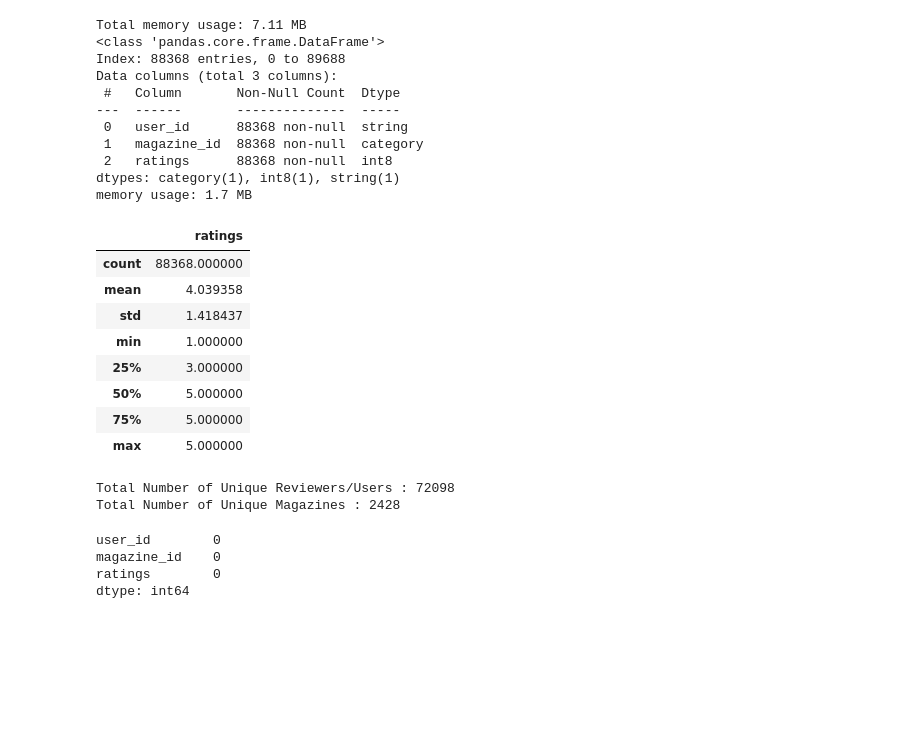
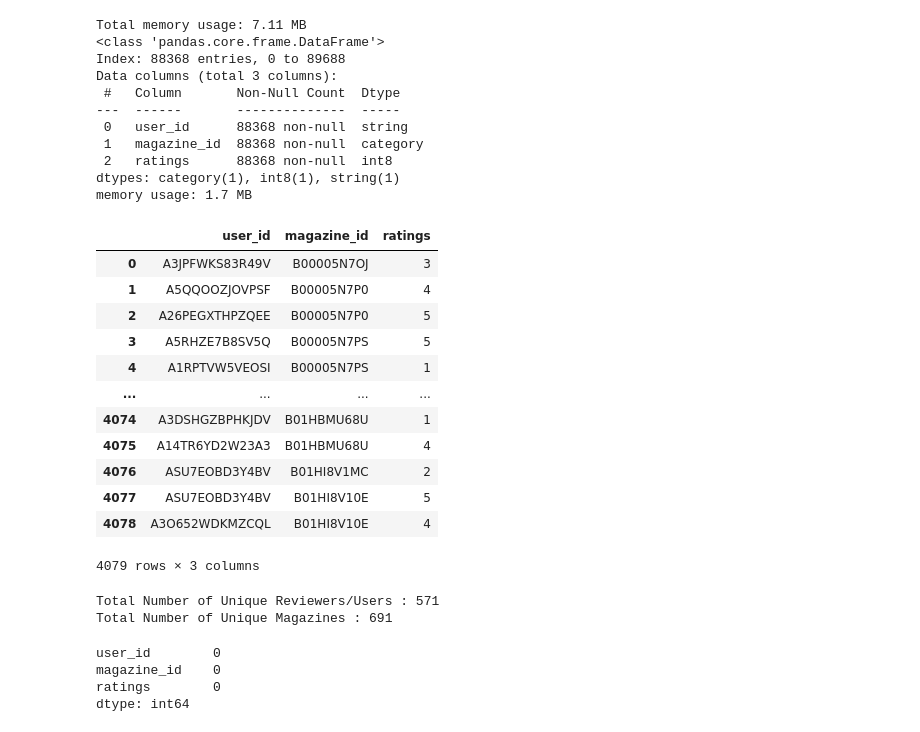
Before and after one commit to bhimrazy/magazine-recommender-system, a Jupyter notebook: notebooks/PrepareData.ipynb, the cells around one changed output. Cells and saved outputs as stored; diff of their text form; code cells hidden in the pictures; blank space fills up the shorter version.

```diff
--- a/notebooks/PrepareData.ipynb
+++ b/notebooks/PrepareData.ipynb
@@ -161,15 +176,3 @@ Data columns (total 3 columns):
  2   ratings      88368 non-null  int8
 dtypes: category(1), int8(1), string(1)
 memory usage: 1.7 MB
-# %%
-new_rdf.describe()
-# %% [output]
-|  | ratings |
-| count | 88368.000000 |
-| mean | 4.039358 |
-| std | 1.418437 |
-| min | 1.000000 |
-| 25% | 3.000000 |
-| 50% | 5.000000 |
-| 75% | 5.000000 |
-| max | 5.000000 |
@@ -176,7 +200,31 @@ new_rdf.describe()
+# %%
+magazine_counts = new_rdf[["magazine_id","ratings"]].groupby("magazine_id").size()
+popular_magazines = magazine_counts[magazine_counts >= 10].index
+df_popular = new_rdf[new_rdf["magazine_id"].isin(popular_magazines)]
+
+user_counts = df_popular.groupby('user_id').size()
+active_users = user_counts[user_counts >= 5].index
+df_filtered = df_popular[df_popular['user_id'].isin(active_users)]
+new_magazines_rdf = df_filtered.reset_index().drop(columns=['index'],axis=1)
+new_magazines_rdf
+# %% [output]
+|  | user_id | magazine_id | ratings |
+| 0 | A3JPFWKS83R49V | B00005N7OJ | 3 |
+| 1 | A5QQOOZJOVPSF | B00005N7P0 | 4 |
+| 2 | A26PEGXTHPZQEE | B00005N7P0 | 5 |
+| 3 | A5RHZE7B8SV5Q | B00005N7PS | 5 |
+| 4 | A1RPTVW5VEOSI | B00005N7PS | 1 |
+| ... | ... | ... | ... |
+| 4074 | A3DSHGZBPHKJDV | B01HBMU68U | 1 |
+| 4075 | A14TR6YD2W23A3 | B01HBMU68U | 4 |
+| 4076 | ASU7EOBD3Y4BV | B01HI8V1MC | 2 |
+| 4077 | ASU7EOBD3Y4BV | B01HI8V10E | 5 |
+| 4078 | A3O652WDKMZCQL | B01HI8V10E | 4 |
+4079 rows × 3 columns
 # %%
-print("Total Number of Unique Reviewers/Users :", new_rdf.user_id.unique().__len__())
-print("Total Number of Unique Magazines :", new_rdf.magazine_id.unique().__len__())
+print("Total Number of Unique Reviewers/Users :", new_magazines_rdf.user_id.unique().__len__())
+print("Total Number of Unique Magazines :", new_magazines_rdf.magazine_id.unique().__len__())
 # %% [output]
-Total Number of Unique Reviewers/Users : 72098
-Total Number of Unique Magazines : 2428
+Total Number of Unique Reviewers/Users : 571
+Total Number of Unique Magazines : 691
 # %%
```
Also changed, not shown: parts of 6 cells of this notebook, 5 other files.
